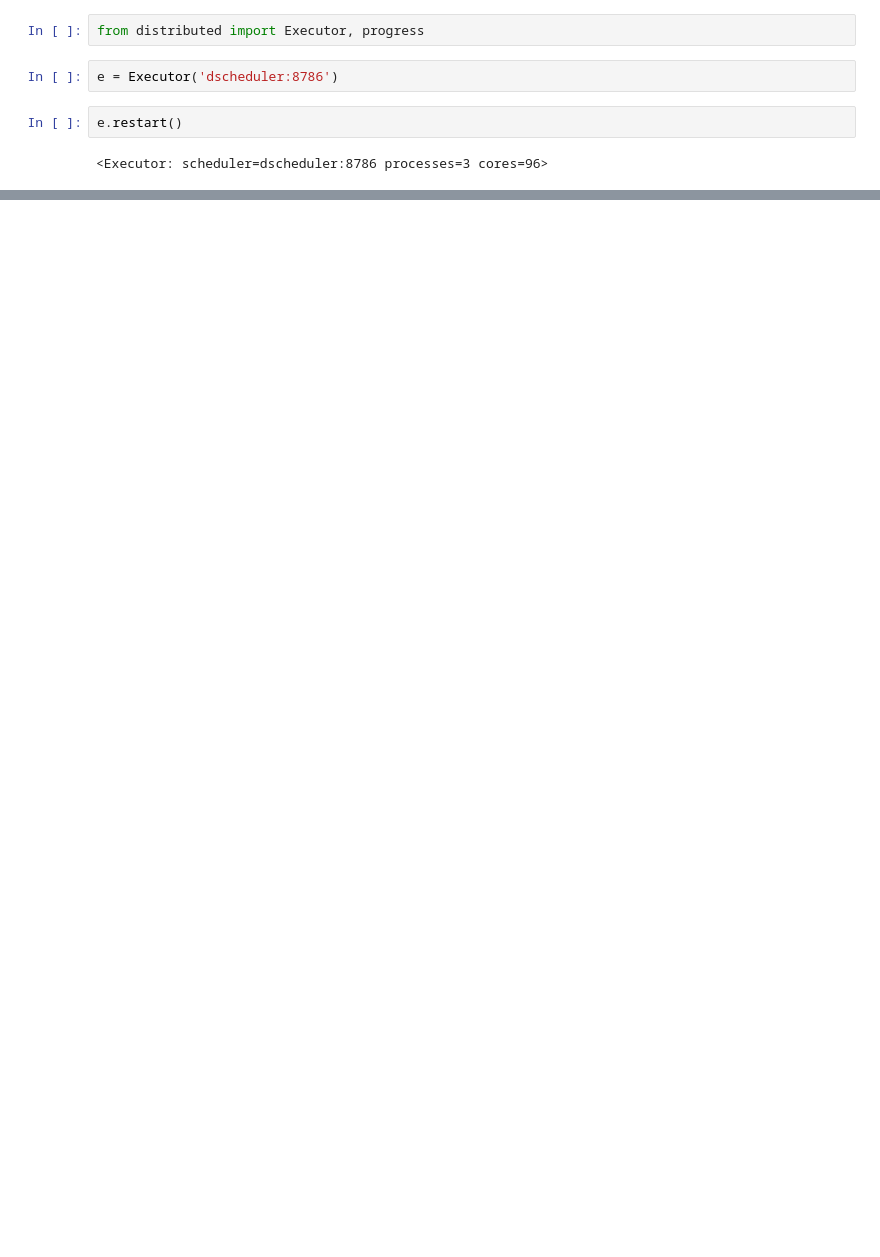
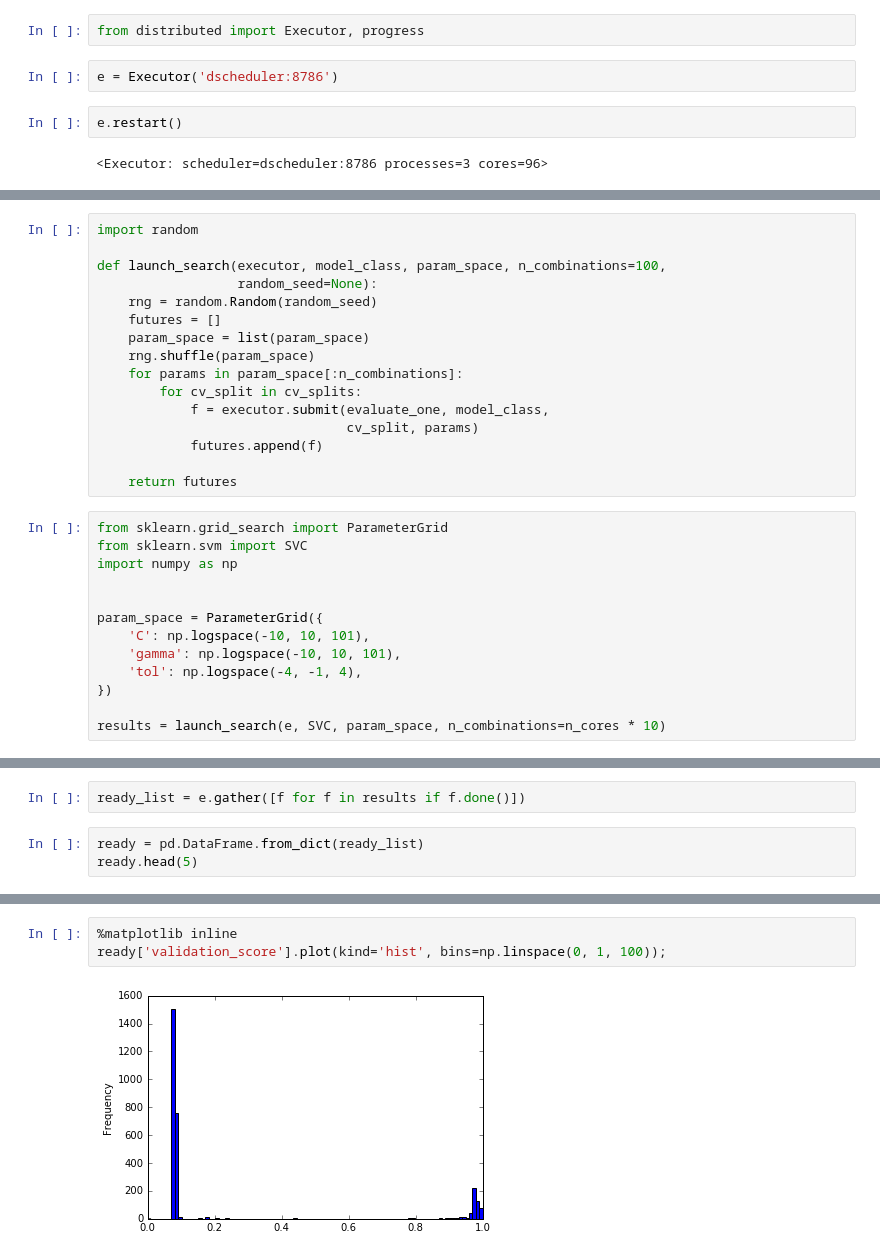
Before and after one commit to ogrisel/docker-distributed, a Jupyter notebook: examples/sklearn_parameter_search.ipynb, the cells around one changed output, grey strips where cells are left out. Saved outputs shown, nothing was run; the diff lists cells and outputs as text; blank space fills up the shorter version.

Commit message:
Improvements to the parameter search example

```diff
--- a/examples/sklearn_parameter_search.ipynb
+++ b/examples/sklearn_parameter_search.ipynb
@@ -278,0 +76,29 @@ Wall time: 5.26 s
+# %%
+import random
+
+def launch_search(executor, model_class, param_space, n_combinations=100,
+                  random_seed=None):
+    rng = random.Random(random_seed)
+    futures = []
+    param_space = list(param_space)
+    rng.shuffle(param_space)
+    for params in param_space[:n_combinations]:
+        for cv_split in cv_splits:
+            f = executor.submit(evaluate_one, model_class,
+                                cv_split, params)
+            futures.append(f)
+
+    return futures
+# %%
+from sklearn.grid_search import ParameterGrid
+from sklearn.svm import SVC
+import numpy as np
+
+
+param_space = ParameterGrid({
+    'C': np.logspace(-10, 10, 101),
+    'gamma': np.logspace(-10, 10, 101),
+    'tol': np.logspace(-4, -1, 4),
+})
+
+results = launch_search(e, SVC, param_space, n_combinations=n_cores * 10)
@@ -278,0 +111,5 @@ Wall time: 5.26 s
+# %%
+ready_list = e.gather([f for f in results if f.done()])
+# %%
+ready = pd.DataFrame.from_dict(ready_list)
+ready.head(5)
@@ -278,0 +135,5 @@ Wall time: 5.26 s
+# %%
+%matplotlib inline
+ready['validation_score'].plot(kind='hist', bins=np.linspace(0, 1, 100));
+# %% [output]
+[figure, added]
```
Also changed, not shown: parts of 54 cells of this notebook.
